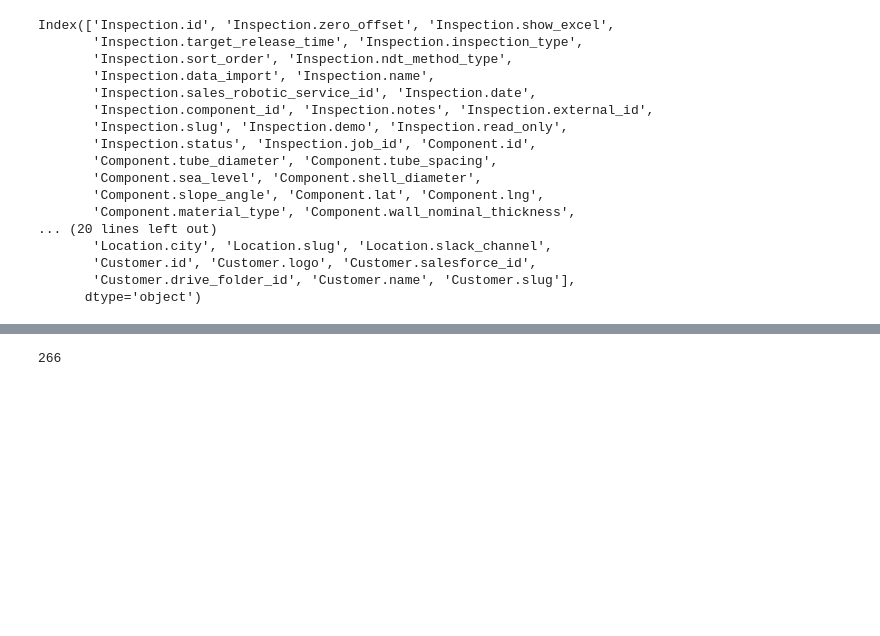
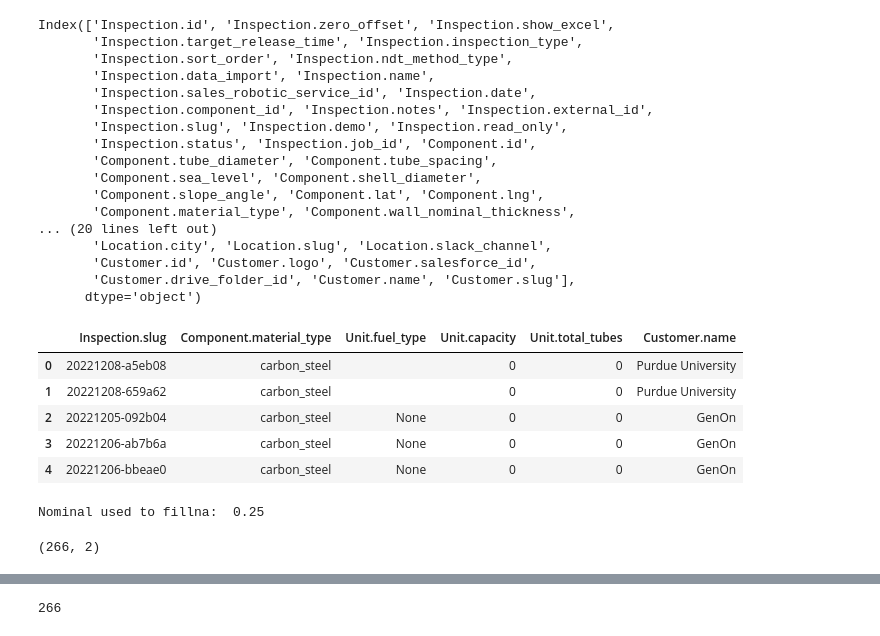
Before and after one commit to GeckoRobotics/davos-data-project, a Jupyter notebook: notebooks/davos.ipynb, the cells around one changed output, grey strips where cells are left out. Drawn from its saved outputs; the diff is of its cells as text; code cells hidden in the pictures; blank space fills up the shorter version.

```diff
--- a/notebooks/davos.ipynb
+++ b/notebooks/davos.ipynb
@@ -555,3 +555,33 @@ Index(['Inspection.id', 'Inspection.zero_offset', 'Inspection.show_excel',
        'Customer.id', 'Customer.logo', 'Customer.salesforce_id',
        'Customer.drive_folder_id', 'Customer.name', 'Customer.slug'],
       dtype='object')
+# %%
+ref_df = portalservice_power_inspections_2022_df.loc[:,(
+    'Inspection.slug',
+    'Component.material_type',
+    'Unit.fuel_type',
+    'Unit.capacity',
+    'Unit.total_tubes',
+    'Customer.name'
+)]
+# %%
+ref_df.head()
+# %% [output]
+|  | Inspection.slug | Component.material_type | Unit.fuel_type | Unit.capacity | Unit.total_tubes | Customer.name |
+| 0 | 20221208-a5eb08 | carbon_steel |  | 0 | 0 | Purdue University |
+| 1 | 20221208-659a62 | carbon_steel |  | 0 | 0 | Purdue University |
+| 2 | 20221205-092b04 | carbon_steel | None | 0 | 0 | GenOn |
+| 3 | 20221206-ab7b6a | carbon_steel | None | 0 | 0 | GenOn |
+| 4 | 20221206-bbeae0 | carbon_steel | None | 0 | 0 | GenOn |
+# %%
+trim_inspslug_nom_df = portalservice_power_inspections_2022_df.loc[:, ('Inspection.slug', 'Component.wall_nominal_thickness')]
+trim_inspslug_nom_df.rename(columns={'Inspection.slug': 'slug',	'Component.wall_nominal_thickness': 'nominal'}, inplace=True)
+median_nominal = trim_inspslug_nom_df['nominal'].median()
+print('Nominal used to fillna:  {}'.format(median_nominal))
+trim_inspslug_nom_df['nominal'].fillna(median_nominal, inplace=True)
+# %% [output]
+Nominal used to fillna:  0.25
+# %%
+trim_inspslug_nom_df.shape
+# %% [output]
+(266, 2)
```
Also changed, not shown: parts of 27 cells of this notebook.
